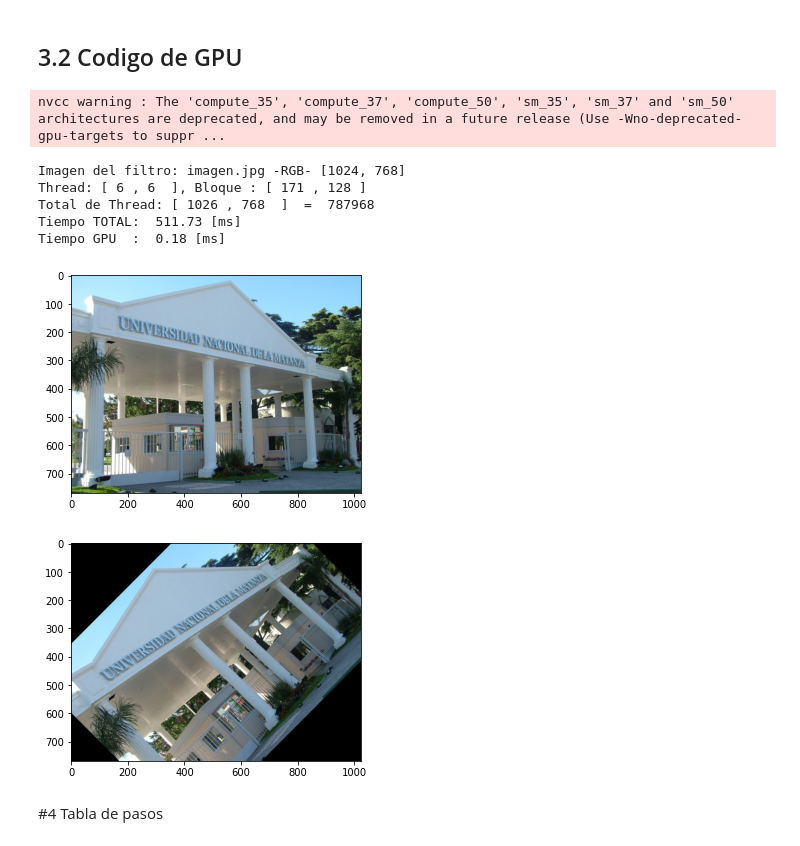
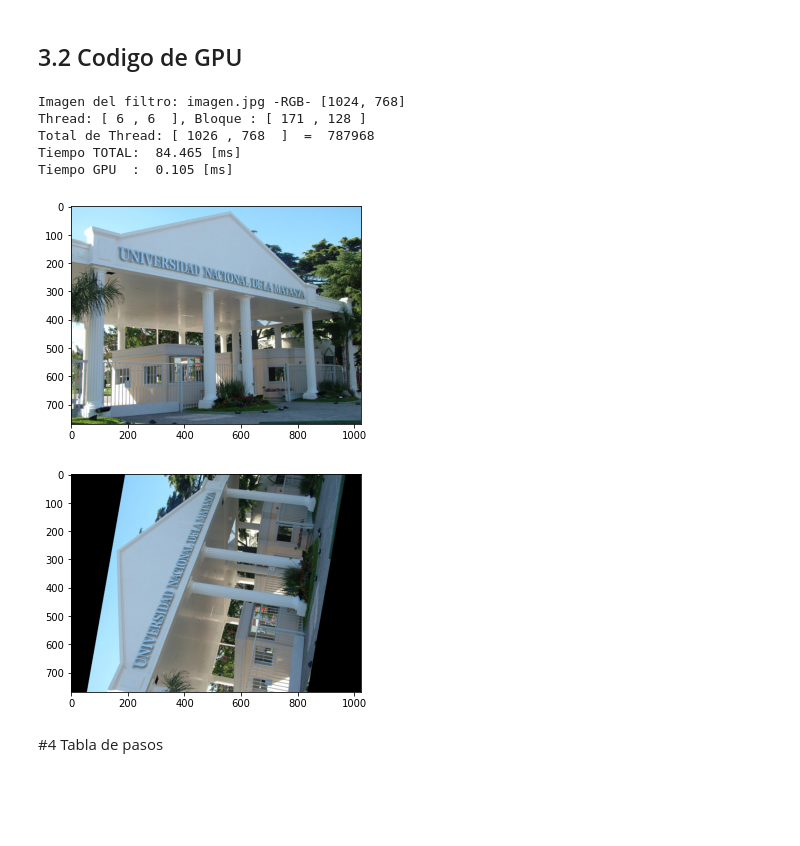
Before and after one commit to Grupo-14-SOA/tp3_hpc, a Jupyter notebook: Cuaderno_1_miercoles_grupo14_2021.ipynb, the cells around one changed output. Cells and saved outputs as stored; diff of their text form; code cells hidden in the pictures; blank space fills up the shorter version.

```diff
--- a/Cuaderno_1_miercoles_grupo14_2021.ipynb
+++ b/Cuaderno_1_miercoles_grupo14_2021.ipynb
@@ -34,7 +34,7 @@ url_imagen = "https://github.com/wvaliente/SOA_HPC/blob/main/unlam.jpg?raw=true"
 #@markdown ### Especifique el angulo de rotacion en grados:
 import numpy
 try:
-  angulo_de_rotacion = 45#@param {type:"number"}
+  angulo_de_rotacion = 80#@param {type:"number"}
   angulo_de_rotacion_en_radianes = numpy.radians(angulo_de_rotacion)
 except:
   print("Ingrese un angulo valido")
@@ -181,7 +181,7 @@ try:
 
   #@markdown ---
   cantidad_hilos_GPU =  6#@param {type:"slider",min:1,max:32,step:1}
-  procesamiento_imagenes = "girar_mitad_izquierda" #@param ["girar_mitad_izquierda", "girar_mitad_derecha", "completa"]
+  procesamiento_imagenes = "imagen_completa" #@param ["mitad_izquierda", "mitad_derecha", "imagen_completa"]
   #@markdown ---
 
   # Calculamos el Alfa de la transformacion
@@ -225,27 +225,52 @@ try:
     int idy = threadIdx.y + blockIdx.y*blockDim.y;
     int centro_x = ancho/2;
     int centro_y = alto/2;
-    if( idx < ancho && idy < alto )
+    if((mitad == 1 && idx < ancho/2 && idy < alto) || (mitad == 2 && idy < alto && idx >= ancho/2 && idx < ancho))
     {
         int xr = (int)(alfa*(idx-centro_x) - beta*(idy-centro_y) + centro_x);
         int yr = (int)(alfa*(idy-centro_y) + beta*(idx-centro_x) + centro_y);
 
-
-            if(0<= xr && xr< ancho && 0 < yr && yr < alto){
-              r = img_O[(xr+(yr*ancho))*3];
-              v = img_O[((xr+(yr*ancho))*3)+1];
-              a = img_O[((xr+(yr*ancho))*3)+2];
-            }
-            else{
-              r=0;
-              v=0;
-              a=0;
-            }
-
+        if(0<= xr && xr < ancho && 0 <= yr && yr < alto){
+          r = img_O[(xr+(yr*ancho))*3];
+          v = img_O[((xr+(yr*ancho))*3)+1];
+          a = img_O[((xr+(yr*ancho))*3)+2];
+        }
+        else{
+          r=0;
+          v=0;
+          a=0;
+        }
 
         img_R[(idx+(idy*ancho))*3] = r;
         img_R[((idx+(idy*ancho))*3)+1] = v;
         img_R[((idx+(idy*ancho))*3)+2] = a;
+
+    }else if(idx < ancho && idy < alto){
+      if(mitad==0){
+        int xr = (int)(alfa*(idx-centro_x) - beta*(idy-centro_y) + centro_x);
+        int yr = (int)(alfa*(idy-centro_y) + beta*(idx-centro_x) + centro_y);
+
+        if(0<= xr && xr< ancho && 0 < yr && yr < alto){
+            r = img_O[(xr+(yr*ancho))*3];
+            v = img_O[((xr+(yr*ancho))*3)+1];
+            a = img_O[((xr+(yr*ancho))*3)+2];
+          }
+          else{
+
+              r = 0;
+            v = 0 ;
+            a = 0 ;
+          }
+        img_R[(idx+(idy*ancho))*3] = r;
+        img_R[((idx+(idy*ancho))*3)+1] = v;
+        img_R[((idx+(idy*ancho))*3)+2] = a;
+      }
+      else{
+        img_R[(idx+(idy*ancho))*3] = img_O[(idx+(idy*ancho))*3];
+        img_R[(idx+(idy*ancho))*3 + 1] = img_O[(idx+(idy*ancho))*3 + 1];
+        img_R[(idx+(idy*ancho))*3 + 2] = img_O[(idx+(idy*ancho))*3 + 2];
+      }
+
 
     }
   }
@@ -271,45 +296,44 @@ try:
   tiempo_img = datetime.now()
 
   mitad = 0
-  if procesamiento_imagenes == 'girar_mitad_izquierda':
+  if procesamiento_imagenes == 'mitad_izquierda':
     mitad = 1
-  elif procesamiento_imagenes == 'girar_mitad_derecha':
+  elif procesamiento_imagenes == 'mitad_derecha':
     mitad = 2
 
   kernel( numpy.int32( mitad), numpy.int32(img_ancho), numpy.int32(img_alto), img_O_gpu, img_R_gpu,numpy.float32(angulo_de_rotacion_en_radianes), block=( dim_hilo_x, dim_hilo_y, 1 ), grid=(dim_bloque_x, dim_bloque_y,1) )
 
   tiempo_img = datetime.now() - tiempo_img
 
   # GPU - Copio el resultado desde la memoria GPU.
   cuda.memcpy_dtoh( img_R_cpu, img_R_gpu )
 
   # Muestro la imagen Original el filtro.
   plt.figure()
   imgplot=plt.imshow( img_O_cpu )
 
   # Muestro la imagen luego de aplicarle el filtro.
   plt.figure()
   imgplot=plt.imshow( img_R_cpu )
 
   tiempo_total = datetime.now() - tiempo_total
 
   print("Tiempo TOTAL: ", tiempo_en_ms( tiempo_total ), "[ms]" )
   print("Tiempo GPU  : ", tiempo_en_ms( tiempo_img ), "[ms]" )
 
   tiempos_de_ejecucion_concurrente.append((cantidad_hilos_GPU, tiempo_img))
 except ModuleNotFoundError:
   print("A ocurrido un error al querer importar uno de los modulos, por favor verifique haber ejecutado los pasos previos")
 except:
   print("A ocurrido un error durante la ejecucion, por favor verifique haber ejecutado los pasos previos")
 # %% [output]
-nvcc warning : The 'compute_35', 'compute_37', 'compute_50', 'sm_35', 'sm_37' and 'sm_50' architectures are deprecated, and may be removed in a future release (Use -Wno-deprecated-gpu-targets to suppr ...
+Imagen del filtro: imagen.jpg -RGB- [1024, 768]
+Thread: [ 6 , 6  ], Bloque : [ 171 , 128 ]
+Total de Thread: [ 1026 , 768  ]  =  787968
+Tiempo TOTAL:  84.465 [ms]
+Tiempo GPU  :  0.105 [ms]
-Imagen del filtro: imagen.jpg -RGB- [1024, 768]
-Thread: [ 6 , 6  ], Bloque : [ 171 , 128 ]
-Total de Thread: [ 1026 , 768  ]  =  787968
-Tiempo TOTAL:  511.73 [ms]
-Tiempo GPU  :  0.18 [ms]
 [figure]
-[figure, old version]
+[figure, new version]
 # %% [markdown]
 #4 Tabla de pasos
 # %% [markdown]
```
Also changed, not shown: parts of 2 cells of this notebook.
